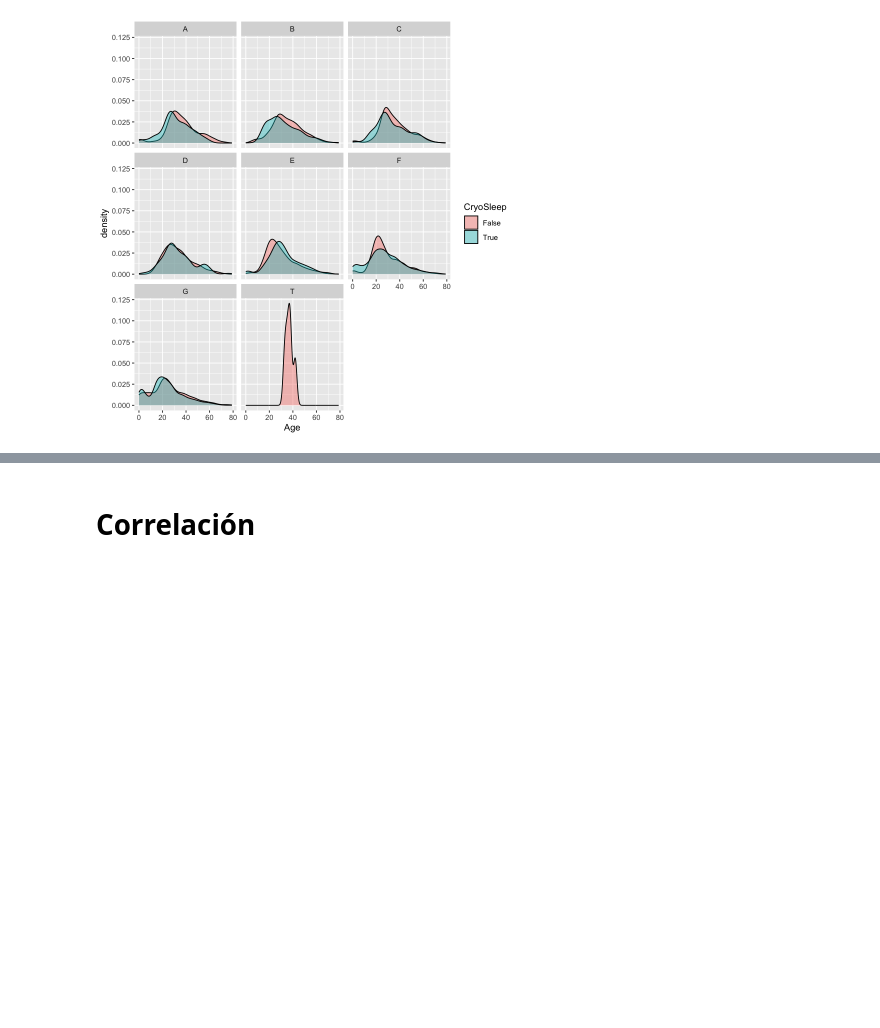
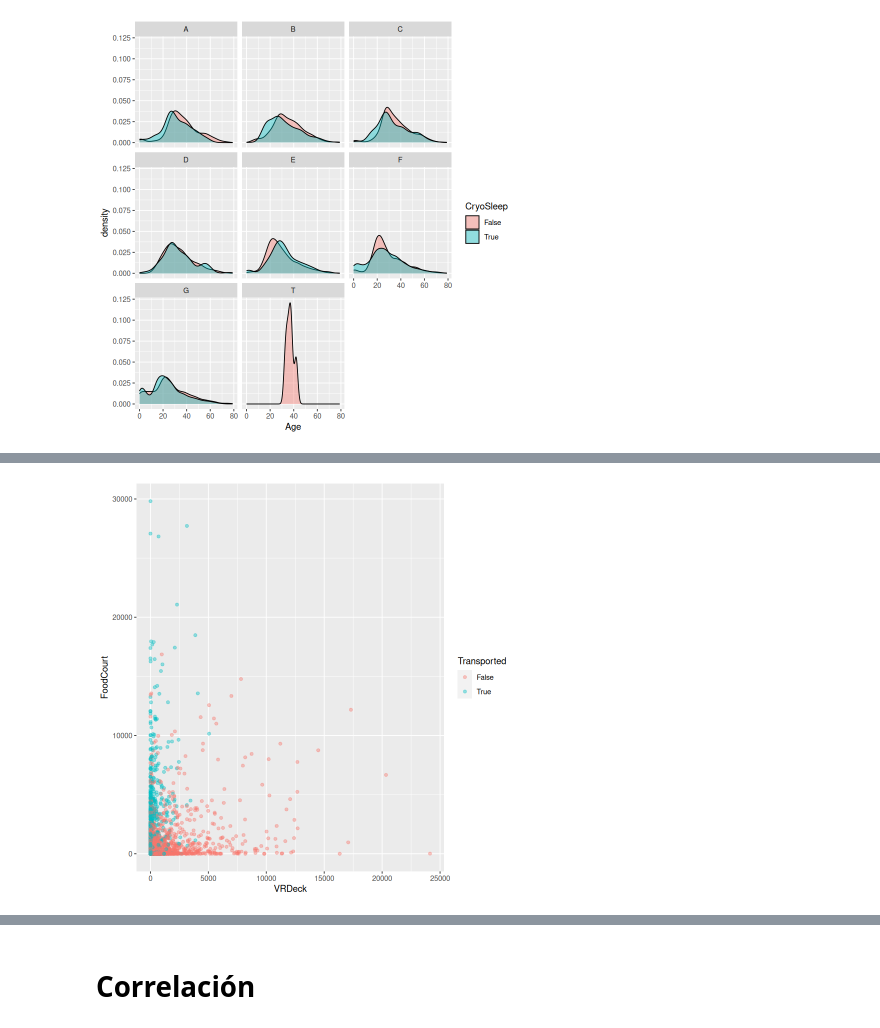
Before and after one commit to Adrisui3/Spaceship-Titanic, a Jupyter notebook: eda.ipynb, the cells around one changed output, grey strips where cells are left out. Drawn from its saved outputs; the diff is of its cells as text; code cells hidden in the pictures; blank space fills up the shorter version.

```diff
--- a/eda.ipynb
+++ b/eda.ipynb
@@ -875,0 +690,5 @@ ggplot(df_imputed,aes(x = RoomService,fill=Transported))+
+# %%
+ggplot(df_imputed, aes(x = VRDeck, y = FoodCourt, color = Transported)) +
+    geom_point(alpha = 0.4)
+# %% [output]
+[figure, added]
```
Also changed, not shown: parts of 69 cells of this notebook.
